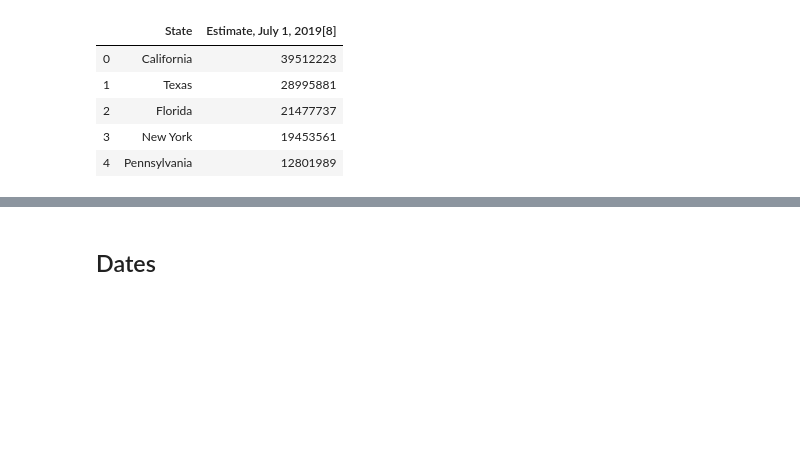
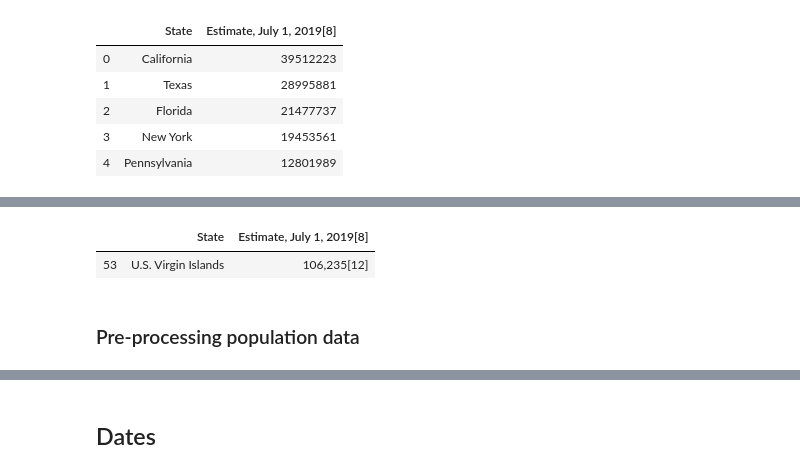
Before and after one commit to kmair/covid-usa, a Jupyter notebook: EDA.ipynb, the cells around one changed output, grey strips where cells are left out. Cells and saved outputs as stored; diff of their text form; code cells hidden in the pictures; blank space fills up the shorter version.

```diff
--- a/EDA.ipynb
+++ b/EDA.ipynb
@@ -96,0 +46,7 @@ Utah
+# %%
+pop_df[pop_df.State == 'U.S. Virgin Islands']
+# %% [output]
+|  | State | Estimate, July 1, 2019[8] |
+| 53 | U.S. Virgin Islands | 106,235[12] |
+# %% [markdown]
+### Pre-processing population data
```
Also changed, not shown: parts of 11 cells of this notebook.
